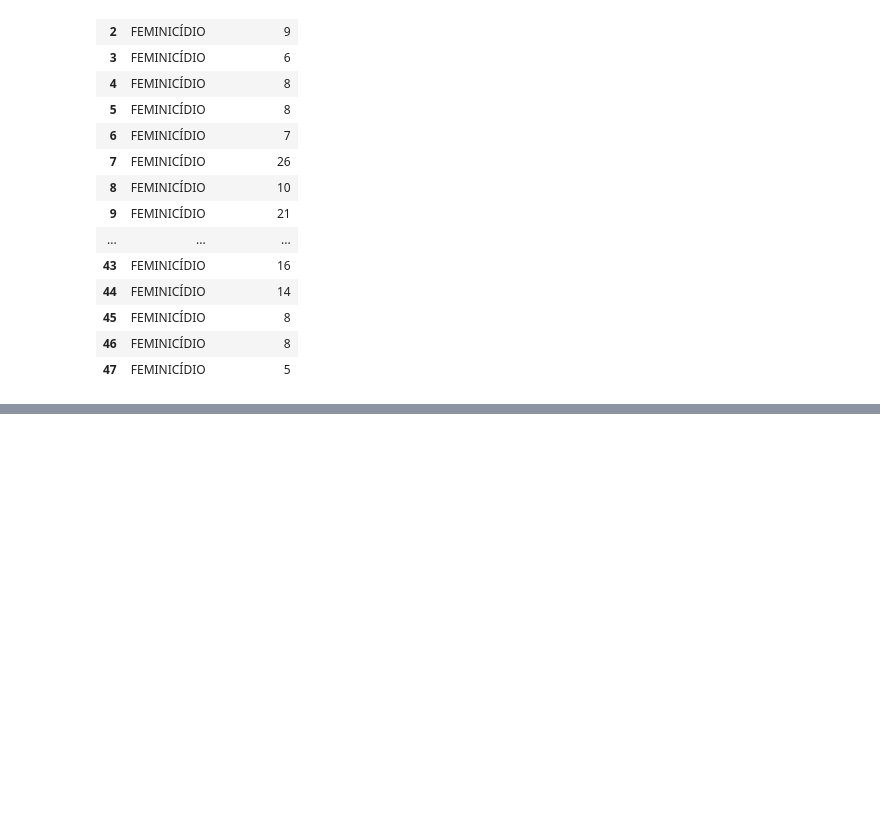
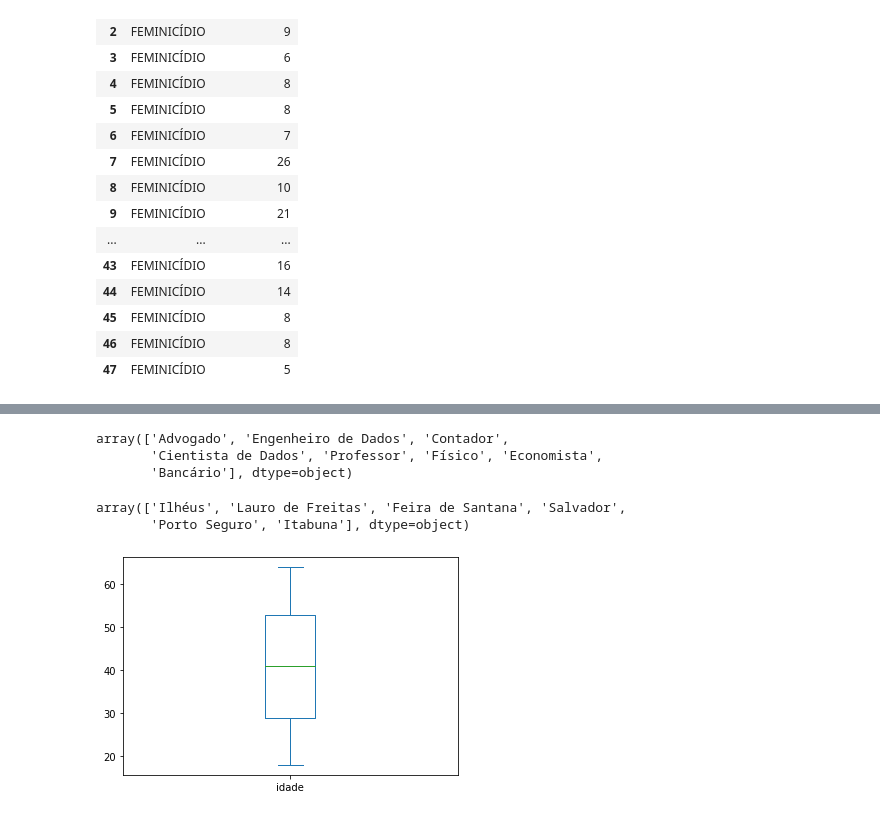
Before and after one commit to jpshimidt/DataScience, a Jupyter notebook: Dia_3_BOOTCAMP_Coleta_de_Dados.ipynb, the cells around one changed output, grey strips where cells are left out. Saved outputs shown, nothing was run; the diff lists cells and outputs as text; code cells hidden in the pictures; blank space fills up the shorter version.

```diff
--- a/Dia_3_BOOTCAMP_Coleta_de_Dados.ipynb
+++ b/Dia_3_BOOTCAMP_Coleta_de_Dados.ipynb
@@ -165,0 +275,2 @@ Base_Dados
+# %%
+df = gerar_dados(10000)
@@ -165,0 +380,17 @@ Base_Dados
+# %%
+# valores únicos da coluna 'profissao'
+df['profissao'].unique()
+# %% [output]
+array(['Advogado', 'Engenheiro de Dados', 'Contador',
+       'Cientista de Dados', 'Professor', 'Físico', 'Economista',
+       'Bancário'], dtype=object)
+# %%
+# valores únicos da coluna 'cidade'
+df['cidade'].unique()
+# %% [output]
+array(['Ilhéus', 'Lauro de Freitas', 'Feira de Santana', 'Salvador',
+       'Porto Seguro', 'Itabuna'], dtype=object)
+# %%
+df.idade.plot(kind = 'box');
+# %% [output]
+[figure, added]
```
Also changed, not shown: parts of 38 cells of this notebook.
